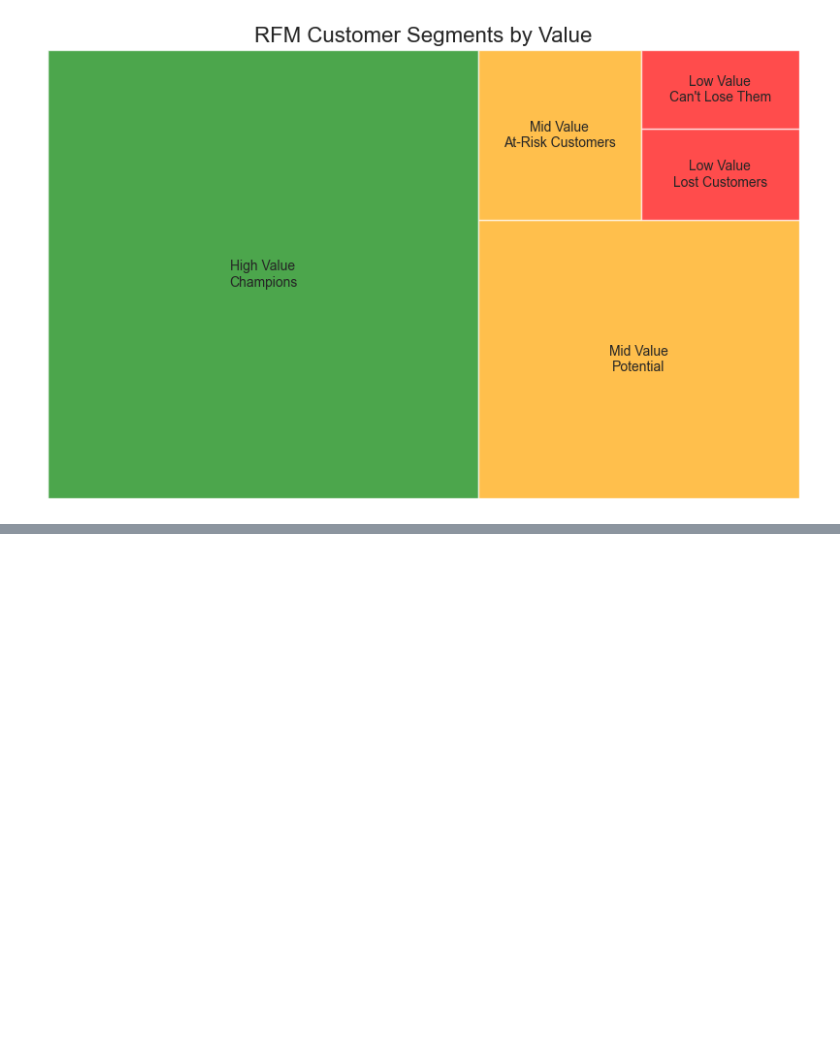
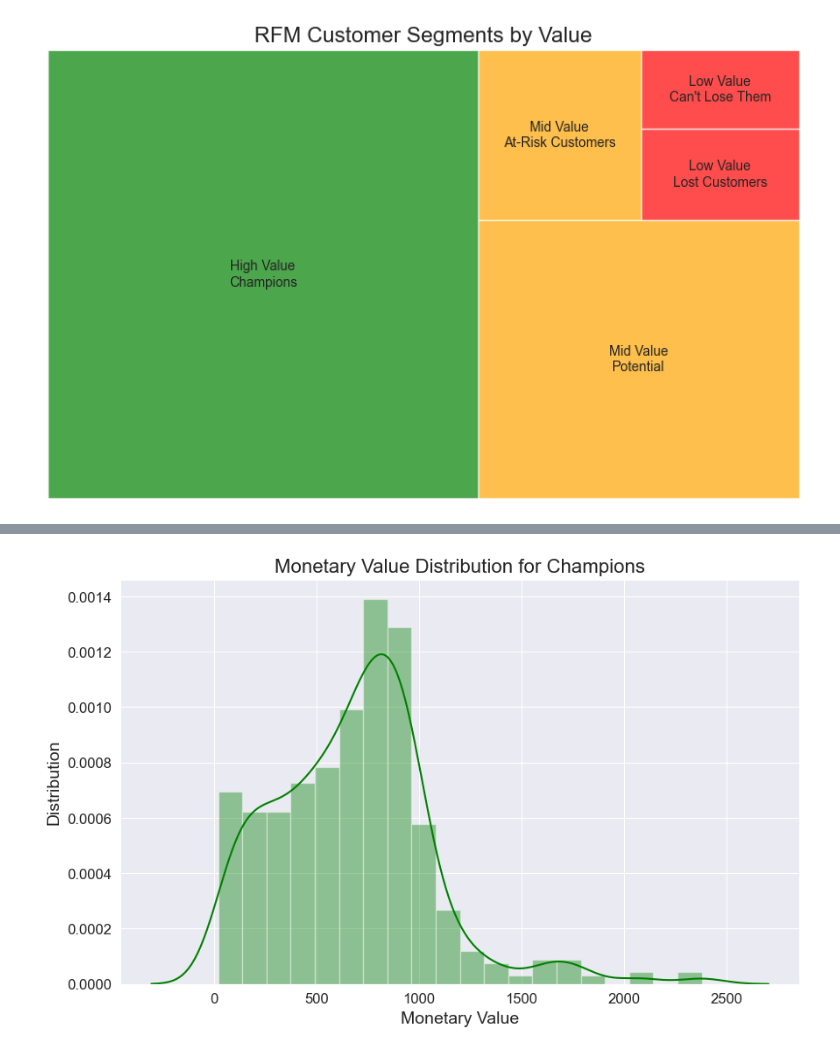
Before and after one commit to Mfundo-debug/RFM_analysis, a Jupyter notebook: EDA.ipynb, the cells around one changed output, grey strips where cells are left out. Saved outputs shown, nothing was run; the diff lists cells and outputs as text; code cells hidden in the pictures; blank space fills up the shorter version.

```diff
--- a/EDA.ipynb
+++ b/EDA.ipynb
@@ -289,0 +288,14 @@ ValueError: Mime type rendering requires nbformat>=4.2.0 but it is not installed
+# %%
+#filter the data to include only the customers in the champions segment
+champions = data[data['RFM Customer Segments'] == 'Champions']
+#plot
+plt.figure(figsize=(10,6))
+sns.distplot(champions['Monetary'], color='green')
+plt.title('Monetary Value Distribution for Champions', fontsize=16)
+plt.xlabel('Monetary Value', fontsize=14)
+plt.ylabel('Distribution', fontsize=14)
+plt.xticks(fontsize=12)
+plt.yticks(fontsize=12)
+plt.show()
+# %% [output]
+[figure, added]
```
Also changed, not shown: parts of 6 cells of this notebook.
